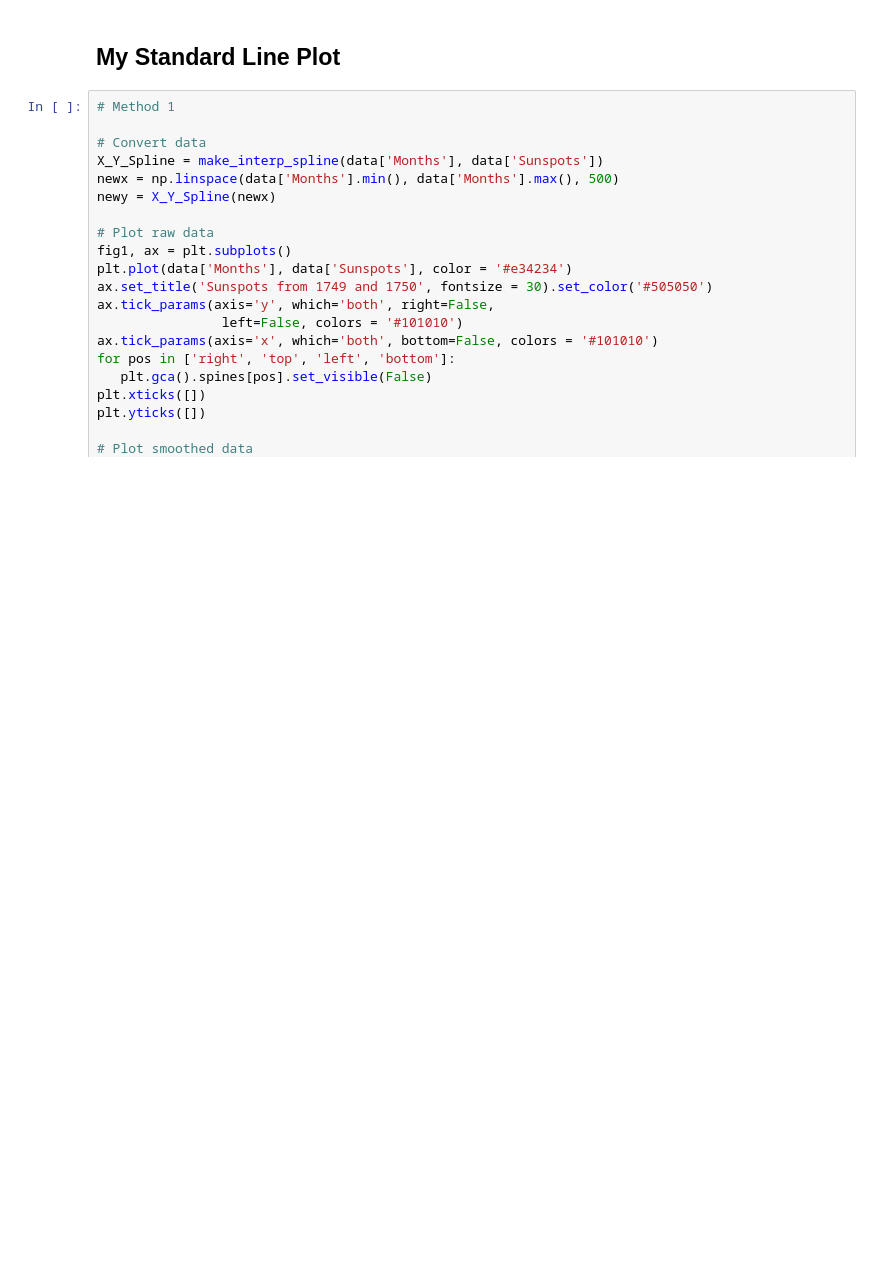
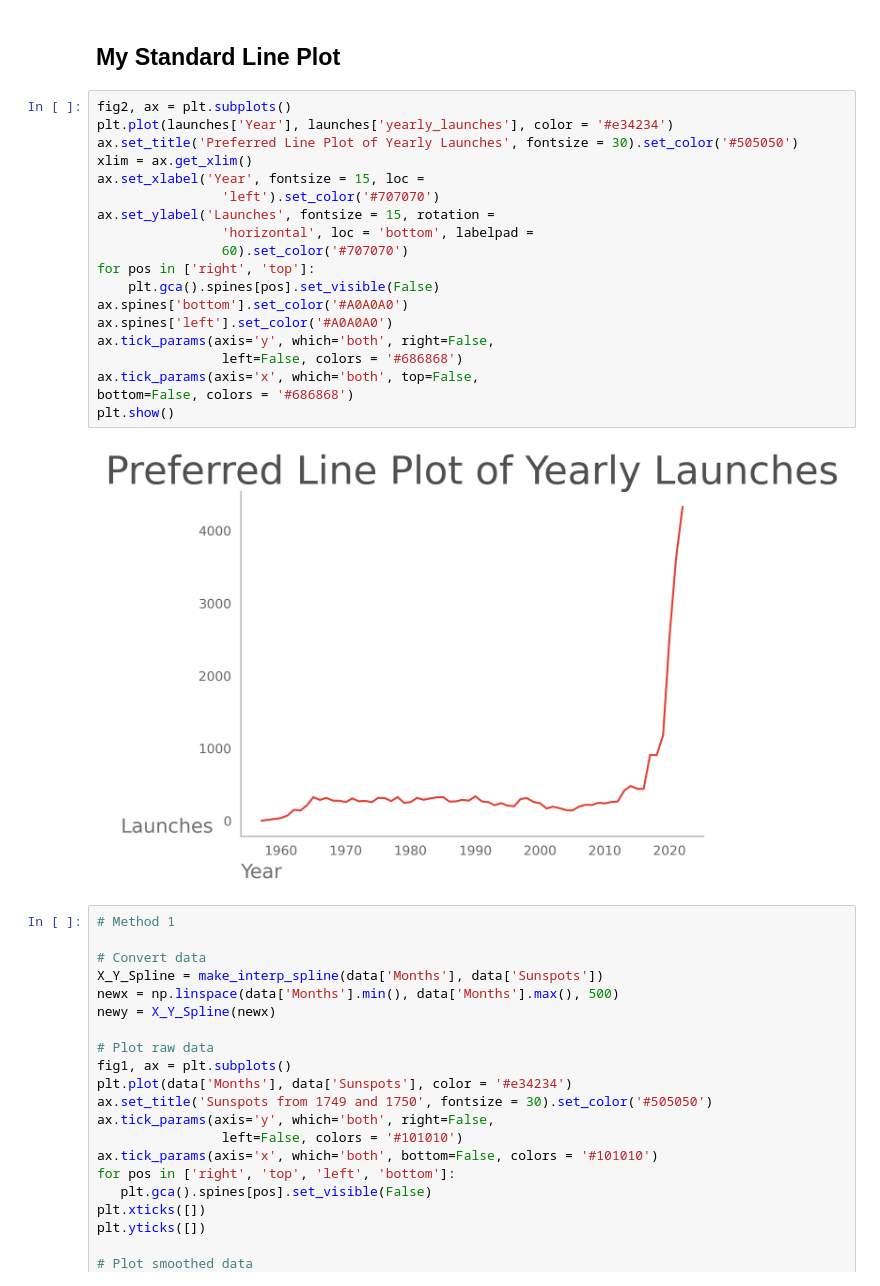
Before and after one commit to davidmvermillion/VisualExplorations, a Jupyter notebook: MatplotlibLineChart.ipynb, the cells around one changed output. Cells and saved outputs as stored; diff of their text form; blank space fills up the shorter version.

Commit message:
Standard Line Plot Added
Mine

```diff
--- a/MatplotlibLineChart.ipynb
+++ b/MatplotlibLineChart.ipynb
@@ -39,6 +39,27 @@ ax.set_title('Default Line Plot of Yearly Launches');
 [figure]
 # %% [markdown]
 ## My Standard Line Plot
+# %%
+fig2, ax = plt.subplots()
+plt.plot(launches['Year'], launches['yearly_launches'], color = '#e34234')
+ax.set_title('Preferred Line Plot of Yearly Launches', fontsize = 30).set_color('#505050')
+xlim = ax.get_xlim()
+ax.set_xlabel('Year', fontsize = 15, loc =
+				'left').set_color('#707070')
+ax.set_ylabel('Launches', fontsize = 15, rotation =
+				'horizontal', loc = 'bottom', labelpad =
+				60).set_color('#707070')
+for pos in ['right', 'top']:
+	plt.gca().spines[pos].set_visible(False)
+ax.spines['bottom'].set_color('#A0A0A0')
+ax.spines['left'].set_color('#A0A0A0')
+ax.tick_params(axis='y', which='both', right=False,
+				left=False, colors = '#686868')
+ax.tick_params(axis='x', which='both', top=False,
+bottom=False, colors = '#686868')
+plt.show()
+# %% [output]
+[figure, added]
 # %%
 # Method 1
 
```
